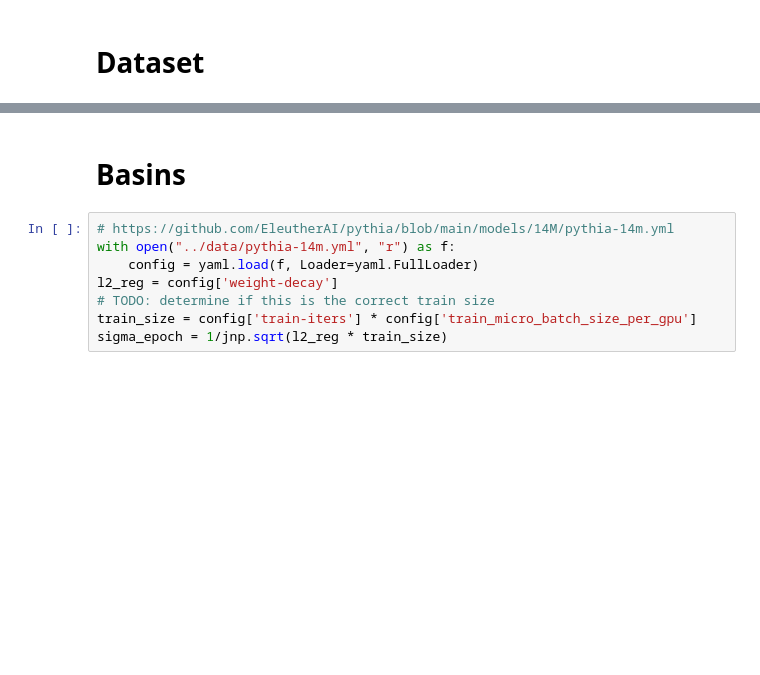
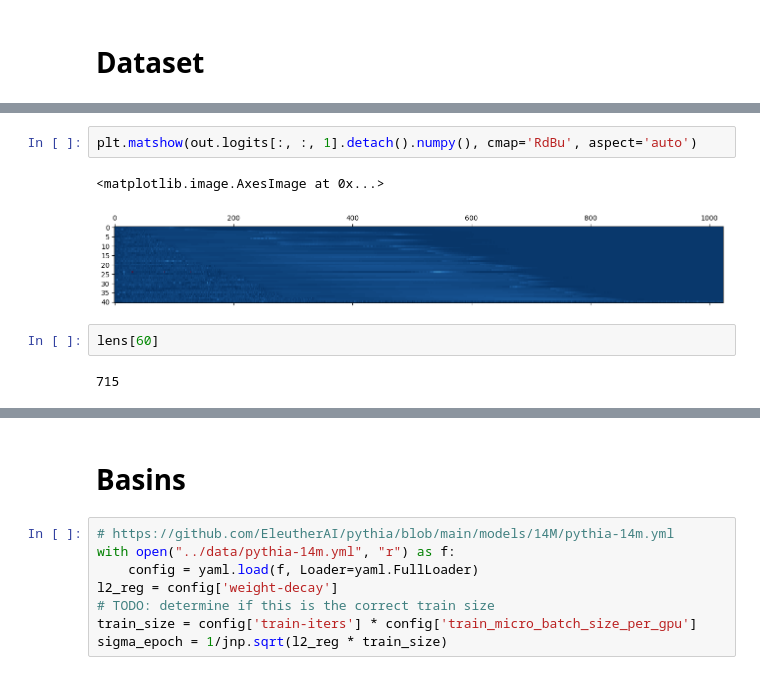
Before and after one commit to EleutherAI/basin-volume, a Jupyter notebook: notebooks/pythia.ipynb, the cells around one changed output, grey strips where cells are left out. Saved outputs shown, nothing was run; the diff lists cells and outputs as text; blank space fills up the shorter version.

```diff
--- a/notebooks/pythia.ipynb
+++ b/notebooks/pythia.ipynb
@@ -110,0 +132,9 @@ NameError: name 'X_train' is not defined
+# %%
+plt.matshow(out.logits[:, :, 1].detach().numpy(), cmap='RdBu', aspect='auto')
+# %% [output]
+<matplotlib.image.AxesImage at 0x...>
+[figure, added]
+# %%
+lens[60]
+# %% [output]
+715
```
Also changed, not shown: parts of 28 cells of this notebook, 1 other file.
